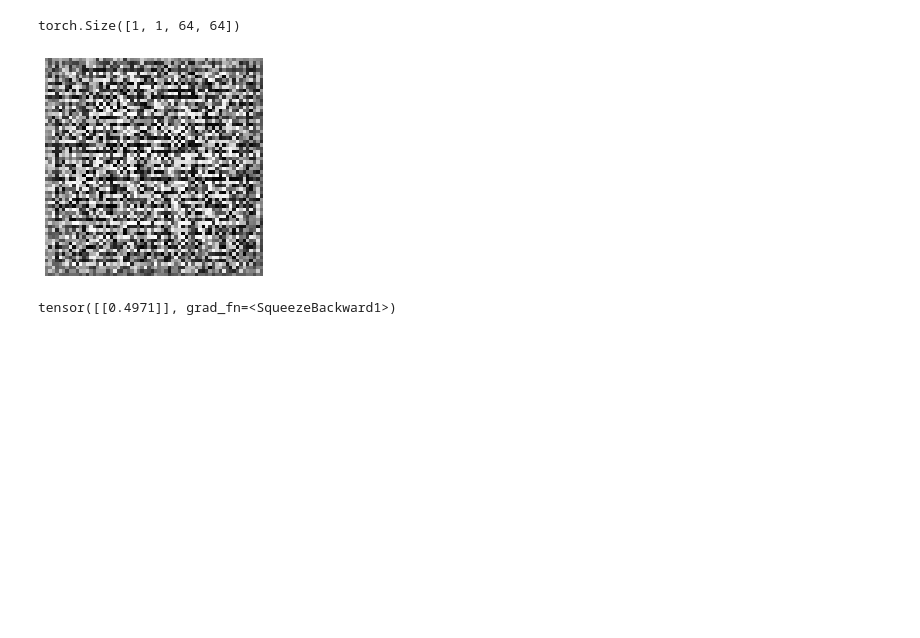
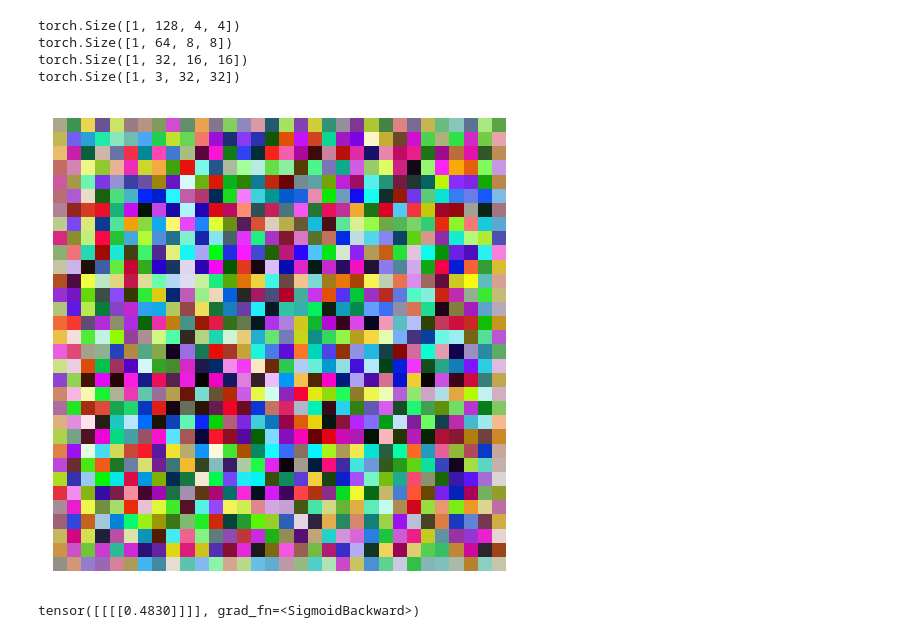
Before and after one commit to udacity/Computer-Vision-and-Generative-AI, a Jupyter notebook: lesson-3-gans/exercises/solution/solution.ipynb, the cells around one changed output. Saved outputs shown, nothing was run; the diff lists cells and outputs as text; code cells hidden in the pictures; blank space fills up the shorter version.

```diff
--- a/lesson-3-gans/exercises/solution/solution.ipynb
+++ b/lesson-3-gans/exercises/solution/solution.ipynb
@@ -67,0 +22,11 @@ class Generator(nn.Module):
+# %%
+latent_dimension = 128
+batch_size = 32
+n_epochs = 500
+image_size = 32 # CIFAR10 is 32x32. This MUST be a power of 2 for these architectures to work
+workers = 2
+num_channels = 3  # RGB
+lr = 0.0002
+beta1 = 0.5
+g_feat_map_size = 32
+d_feat_map_size = 32
@@ -68,16 +103,35 @@ class Generator(nn.Module):
 # %%
-G = Generator()
+G = Generator(image_size, latent_dimension, g_feat_map_size, num_channels)
-# %%
-z = torch.randn((1, 100)).view(-1, 100, 1, 1)
-G(z).shape
-# %% [output]
-torch.Size([1, 1, 64, 64])
-# %%
-# Visualize the output tensor as a grayscale image
-plt.imshow(G(z).view(64, 64).data.numpy(), cmap='gray')
-_ = plt.axis('off')
-# %% [output]
-[figure, removed]
+# %%
+x = torch.randn(1, latent_dimension, 1, 1)
+for i in range(len(G.model)):
+    x = G.model[i](x)
+    print(x.shape)
+# %% [output]
+torch.Size([1, 128, 4, 4])
+torch.Size([1, 64, 8, 8])
+torch.Size([1, 32, 16, 16])
+torch.Size([1, 3, 32, 32])
+# %%
+# Visualize the output tensor as a grayscale image
+def visualize_batch(batch):
+    fig, sub = plt.subplots(dpi=150)
+    sub.imshow(
+        np.transpose(
+            make_grid(
+                batch.detach().cpu(),
+                padding=2,
+                normalize=True
+            ).cpu(),
+            (1,2,0)
+        )
+    )
+    _ = sub.axis("off")
+
+z = torch.randn(1, latent_dimension, 1, 1)
+visualize_batch(G(z))
+# %% [output]
+[figure, added]
 # %%
 class Discriminator(nn.Module):
 
@@ -119,5 +187,5 @@ _ = D.eval()
 # %%
-img = torch.randn((1, 1, 64, 64))
-D(img).squeeze(axis=-1).squeeze(axis=-1)
+img = torch.randn((1, num_channels, image_size, image_size))
+D(img)
 # %% [output]
-tensor([[0.4971]], grad_fn=<SqueezeBackward1>)
+tensor([[[[0.4830]]]], grad_fn=<SigmoidBackward>)
```
Also changed, not shown: parts of 17 cells of this notebook.
